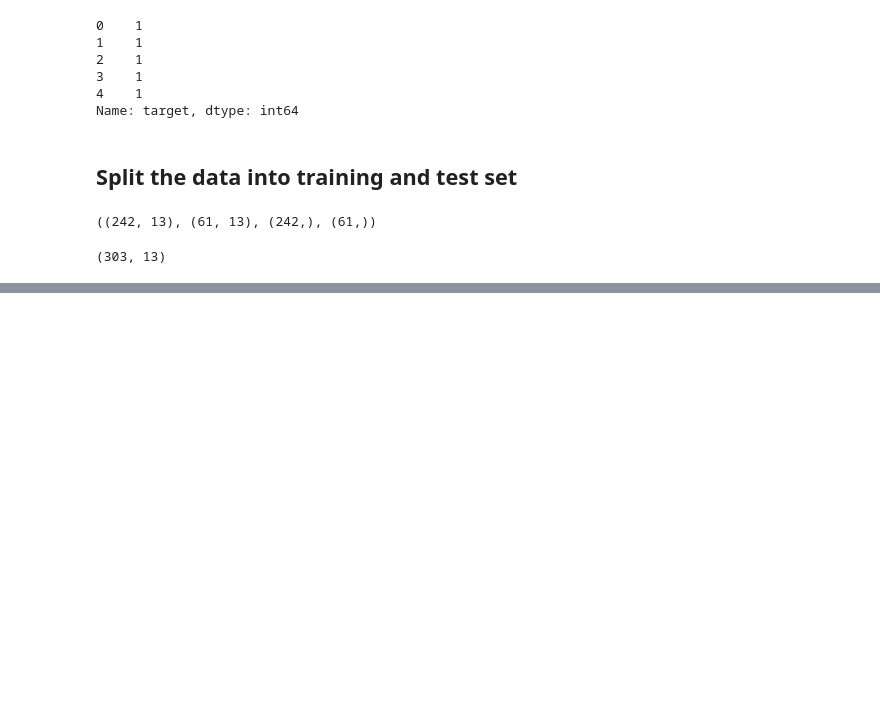
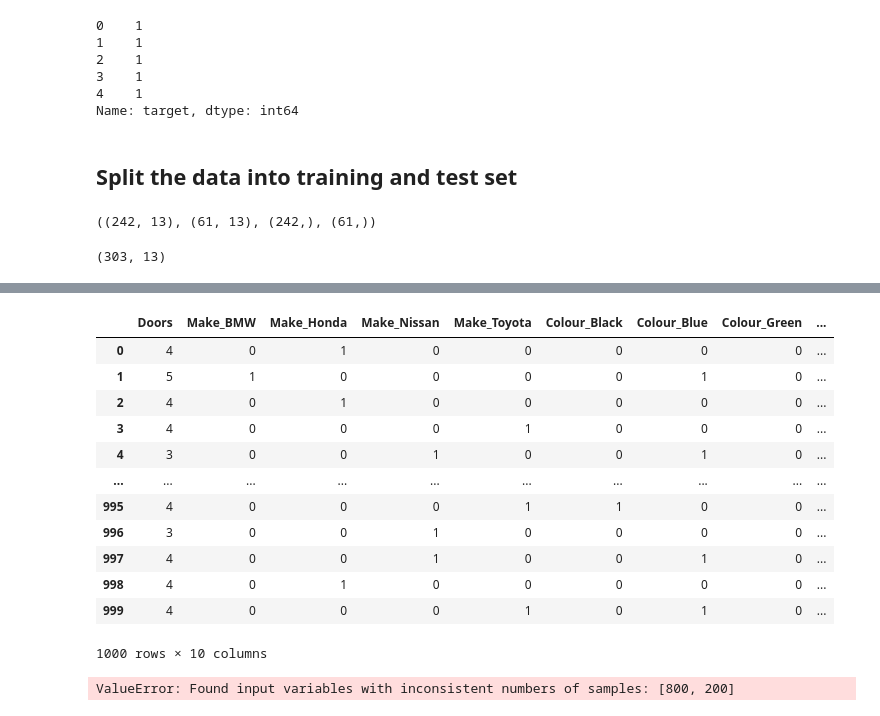
Before and after one commit to AliNisarAhmed/ml-ds-course, a Jupyter notebook: sample-project/introduction-to-new-scikit-learn.ipynb, the cells around one changed output, grey strips where cells are left out. Cells and saved outputs as stored; diff of their text form; code cells hidden in the pictures; blank space fills up the shorter version.

```diff
--- a/sample-project/introduction-to-new-scikit-learn.ipynb
+++ b/sample-project/introduction-to-new-scikit-learn.ipynb
@@ -266,0 +344,31 @@ X.shape
+# %%
+# Another way to do the above encoding using pandas
+dummies = pd.get_dummies(car_sales[["Make", "Colour", "Doors"]])
+dummies
+# %% [output]
+|  | Doors | Make_BMW | Make_Honda | Make_Nissan | Make_Toyota | Colour_Black | Colour_Blue | Colour_Green | ... |
+| 0 | 4 | 0 | 1 | 0 | 0 | 0 | 0 | 0 | ... |
+| 1 | 5 | 1 | 0 | 0 | 0 | 0 | 1 | 0 | ... |
+| 2 | 4 | 0 | 1 | 0 | 0 | 0 | 0 | 0 | ... |
+| 3 | 4 | 0 | 0 | 0 | 1 | 0 | 0 | 0 | ... |
+| 4 | 3 | 0 | 0 | 1 | 0 | 0 | 1 | 0 | ... |
+| ... | ... | ... | ... | ... | ... | ... | ... | ... | ... |
+| 995 | 4 | 0 | 0 | 0 | 1 | 1 | 0 | 0 | ... |
+| 996 | 3 | 0 | 0 | 1 | 0 | 0 | 0 | 0 | ... |
+| 997 | 4 | 0 | 0 | 1 | 0 | 0 | 1 | 0 | ... |
+| 998 | 4 | 0 | 1 | 0 | 0 | 0 | 0 | 0 | ... |
+| 999 | 4 | 0 | 0 | 0 | 1 | 0 | 1 | 0 | ... |
+1000 rows × 10 columns
+# %%
+# Lets refit the model
+
+np.random.seed(42)
+
+X_train, X_test, y_train, y_train = train_test_split(transformed_X,
+                                                    y,
+                                                    test_size=0.2)
+
+model.fit(X_train, y_train)
+model.score(X_test, y_test)
+# %% [output]
+ValueError: Found input variables with inconsistent numbers of samples: [800, 200]
```
Also changed, not shown: parts of 30 cells of this notebook, 4 other files.
